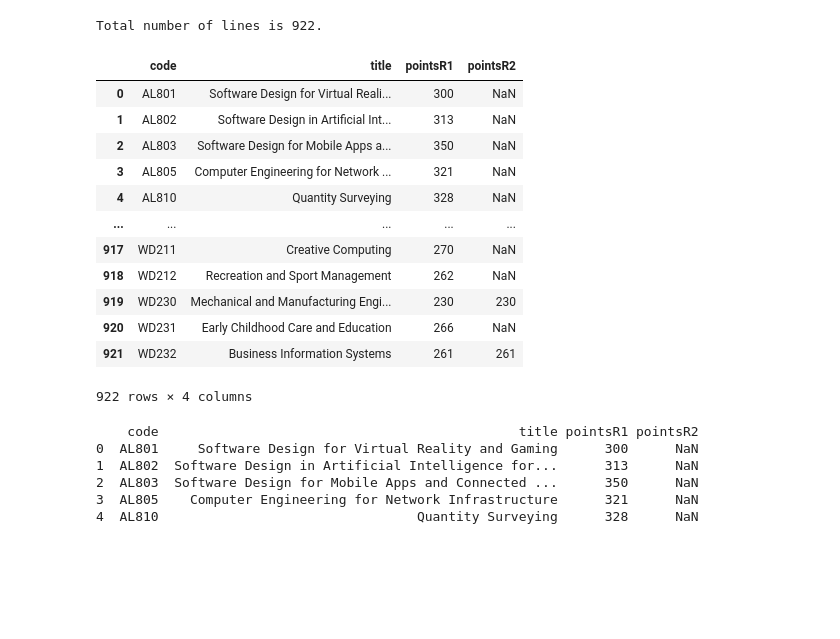
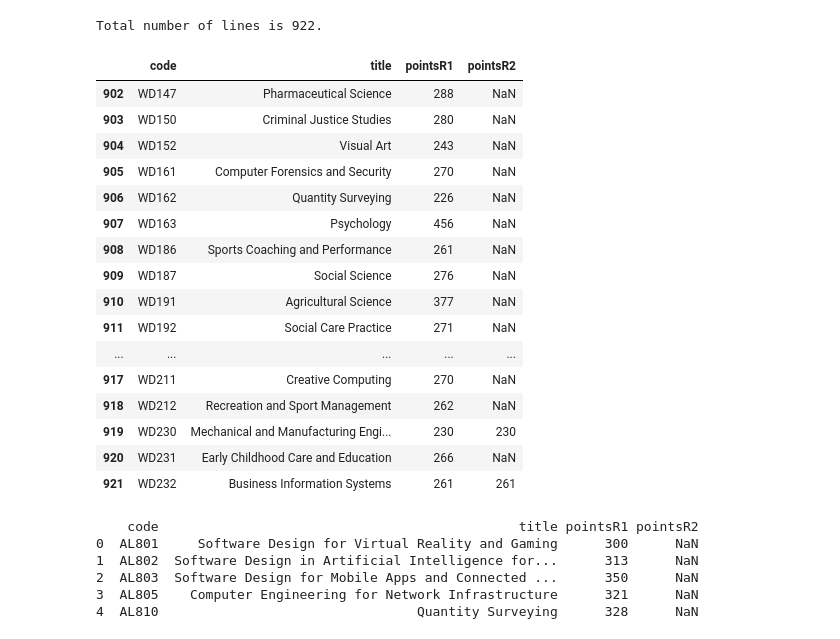
Before and after one commit to susehenry/Fundamentals-of-Data-Analysis, a Jupyter notebook: cao-Copy2.ipynb, the cells around one changed output. Saved outputs shown, nothing was run; the diff lists cells and outputs as text; code cells hidden in the pictures; blank space fills up the shorter version.

```diff
--- a/cao-Copy2.ipynb
+++ b/cao-Copy2.ipynb
@@ -328,21 +308,25 @@ Total number of lines is 922.
 # %%
 df2019 = pd.read_csv(path2019)
 # %%
-df2019
+df2019.tail (20)
 # %% [output]
 |  | code | title | pointsR1 | pointsR2 |
-| 0 | AL801 | Software Design for Virtual Reali... | 300 | NaN |
-| 1 | AL802 | Software Design in Artificial Int... | 313 | NaN |
-| 2 | AL803 | Software Design for Mobile Apps a... | 350 | NaN |
-| 3 | AL805 | Computer Engineering for Network ... | 321 | NaN |
-| 4 | AL810 | Quantity Surveying | 328 | NaN |
+| 902 | WD147 | Pharmaceutical Science | 288 | NaN |
+| 903 | WD150 | Criminal Justice Studies | 280 | NaN |
+| 904 | WD152 | Visual Art | 243 | NaN |
+| 905 | WD161 | Computer Forensics and Security | 270 | NaN |
+| 906 | WD162 | Quantity Surveying | 226 | NaN |
+| 907 | WD163 | Psychology | 456 | NaN |
+| 908 | WD186 | Sports Coaching and Performance | 261 | NaN |
+| 909 | WD187 | Social Science | 276 | NaN |
+| 910 | WD191 | Agricultural Science | 377 | NaN |
+| 911 | WD192 | Social Care Practice | 271 | NaN |
 | ... | ... | ... | ... | ... |
 | 917 | WD211 | Creative Computing | 270 | NaN |
 | 918 | WD212 | Recreation and Sport Management | 262 | NaN |
 | 919 | WD230 | Mechanical and Manufacturing Engi... | 230 | 230 |
 | 920 | WD231 | Early Childhood Care and Education | 266 | NaN |
 | 921 | WD232 | Business Information Systems | 261 | 261 |
-922 rows × 4 columns
 # %%
 # check dataframe
 
```
Also changed, not shown: parts of 20 cells of this notebook, 13 other files.
